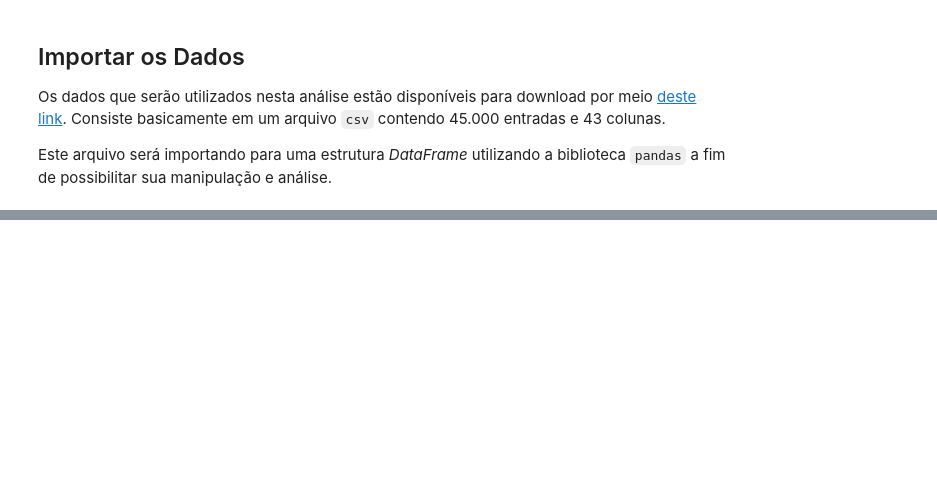
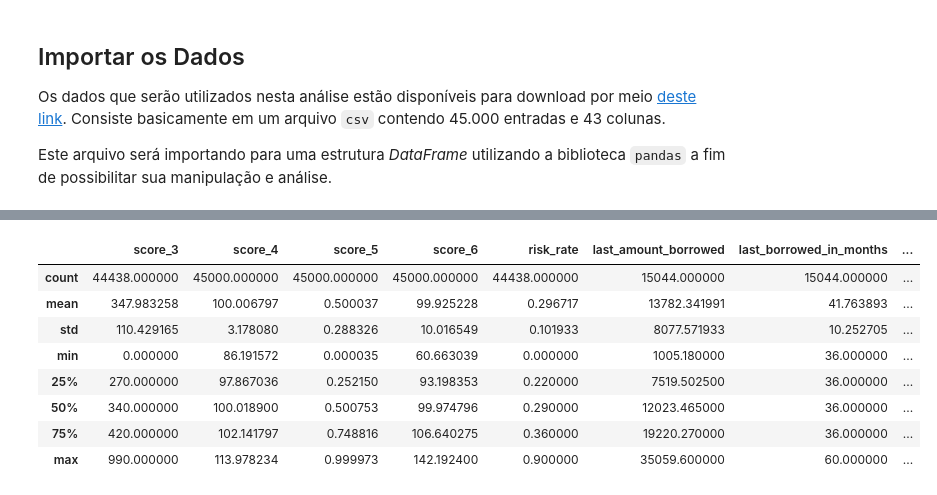
Before and after one commit to gabriel-cm-saldanha/credit-risk-analysis, a Jupyter notebook: Avaliação_de_Risco_de_Crédito.ipynb, the cells around one changed output, grey strips where cells are left out. Saved outputs shown, nothing was run; the diff lists cells and outputs as text; code cells hidden in the pictures; blank space fills up the shorter version.

```diff
--- a/Avaliação_de_Risco_de_Crédito.ipynb
+++ b/Avaliação_de_Risco_de_Crédito.ipynb
@@ -56,3 +49,14 @@ Espera-se que um modelo seja capaz de minimizar as perdas financeiras do Nubank,
 Os dados que serão utilizados nesta análise estão disponíveis para download por meio [deste link](http://dl.dropboxusercontent.com/s/xn2a4kzf0zer0xu/acquisition_train.csv?dl=0). Consiste basicamente em um arquivo `csv` contendo 45.000 entradas e 43 colunas.
 
 Este arquivo será importando para uma estrutura *DataFrame* utilizando a biblioteca `pandas` a fim de possibilitar sua manipulação e análise.
+# %%
+import pandas as pd
+import numpy as np
+import matplotlib.pyplot as plt
+import seaborn as sns
+
+# Preparação dos dados
+from sklearn.impute import SimpleImputer
+
+%matplotlib inline
+pd.set_option('display.max_columns',None)
@@ -58,0 +162,12 @@ Este arquivo será importando para uma estrutura *DataFrame* utilizando a biblio
+# %%
+df.describe()
+# %% [output]
+|  | score_3 | score_4 | score_5 | score_6 | risk_rate | last_amount_borrowed | last_borrowed_in_months | ... |
+| count | 44438.000000 | 45000.000000 | 45000.000000 | 45000.000000 | 44438.000000 | 15044.000000 | 15044.000000 | ... |
+| mean | 347.983258 | 100.006797 | 0.500037 | 99.925228 | 0.296717 | 13782.341991 | 41.763893 | ... |
+| std | 110.429165 | 3.178080 | 0.288326 | 10.016549 | 0.101933 | 8077.571933 | 10.252705 | ... |
+| min | 0.000000 | 86.191572 | 0.000035 | 60.663039 | 0.000000 | 1005.180000 | 36.000000 | ... |
+| 25% | 270.000000 | 97.867036 | 0.252150 | 93.198353 | 0.220000 | 7519.502500 | 36.000000 | ... |
+| 50% | 340.000000 | 100.018900 | 0.500753 | 99.974796 | 0.290000 | 12023.465000 | 36.000000 | ... |
+| 75% | 420.000000 | 102.141797 | 0.748816 | 106.640275 | 0.360000 | 19220.270000 | 36.000000 | ... |
+| max | 990.000000 | 113.978234 | 0.999973 | 142.192400 | 0.900000 | 35059.600000 | 60.000000 | ... |
```
Also changed, not shown: parts of 30 cells of this notebook.
